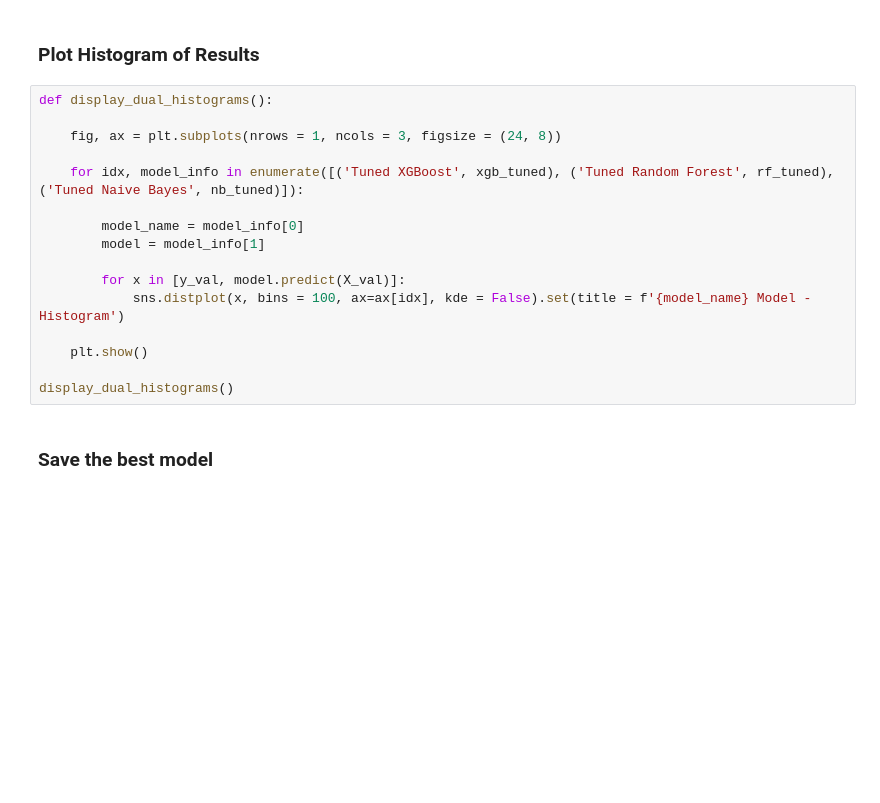
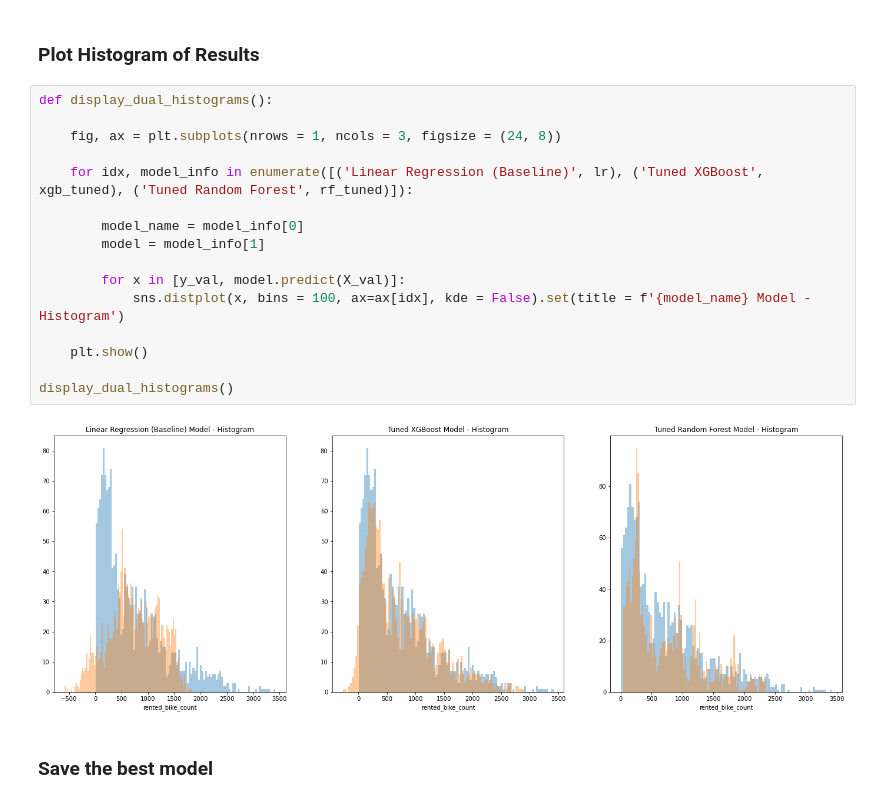
Before and after one commit to j4mes12/ITAI_Coursework, a Jupyter notebook: Task 1/04_Model_Tuning.ipynb, the cells around one changed output. Drawn from its saved outputs; the diff is of its cells as text; blank space fills up the shorter version.

```diff
--- a/Task 1/04_Model_Tuning.ipynb
+++ b/Task 1/04_Model_Tuning.ipynb
@@ -431,19 +428,21 @@ As we can from the residual plots above, the Tuned XGBoost model has residuals c
 # %%
 def display_dual_histograms():
 
     fig, ax = plt.subplots(nrows = 1, ncols = 3, figsize = (24, 8))
 
-    for idx, model_info in enumerate([('Tuned XGBoost', xgb_tuned), ('Tuned Random Forest', rf_tuned), ('Tuned Naive Bayes', nb_tuned)]):
+    for idx, model_info in enumerate([('Linear Regression (Baseline)', lr), ('Tuned XGBoost', xgb_tuned), ('Tuned Random Forest', rf_tuned)]):
 
         model_name = model_info[0]
         model = model_info[1]
 
         for x in [y_val, model.predict(X_val)]:
             sns.distplot(x, bins = 100, ax=ax[idx], kde = False).set(title = f'{model_name} Model - Histogram')
 
     plt.show()
 
 display_dual_histograms()
+# %% [output]
+[figure, added]
 # %% [markdown]
 ### Save the best model
 # %%
```
Also changed, not shown: parts of 48 cells of this notebook, 7 other files.
